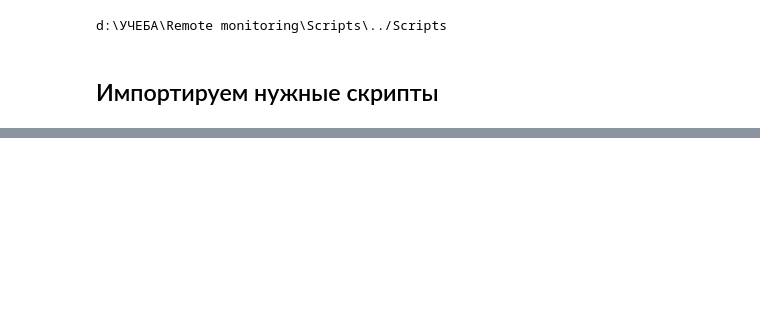
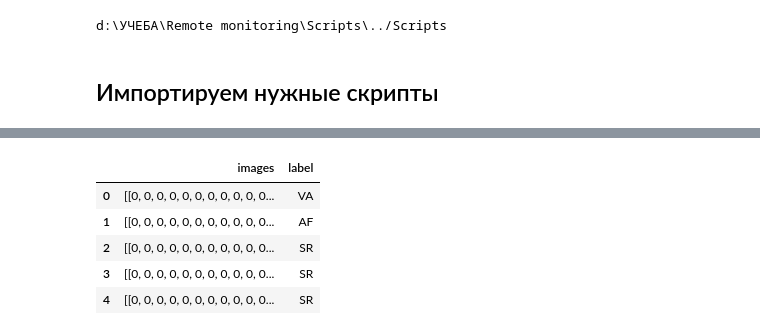
Before and after one commit to ArtikBoom3007/RemoteMonitoring, a Jupyter notebook: Scripts/VECG example.ipynb, the cells around one changed output, grey strips where cells are left out. Saved outputs shown, nothing was run; the diff lists cells and outputs as text; code cells hidden in the pictures; blank space fills up the shorter version.

```diff
--- a/Scripts/VECG example.ipynb
+++ b/Scripts/VECG example.ipynb
@@ -42,0 +60,10 @@ plt.imshow(S["data"][0])
+# %%
+S = im.images_parallel(test_ecg, n_jobs=2)
+S.head()
+# %% [output]
+|  | images | label |
+| 0 | [[0, 0, 0, 0, 0, 0, 0, 0, 0, 0, 0... | VA |
+| 1 | [[0, 0, 0, 0, 0, 0, 0, 0, 0, 0, 0... | AF |
+| 2 | [[0, 0, 0, 0, 0, 0, 0, 0, 0, 0, 0... | SR |
+| 3 | [[0, 0, 0, 0, 0, 0, 0, 0, 0, 0, 0... | SR |
+| 4 | [[0, 0, 0, 0, 0, 0, 0, 0, 0, 0, 0... | SR |
```
Also changed, not shown: parts of 13 cells of this notebook, 4 other files.
